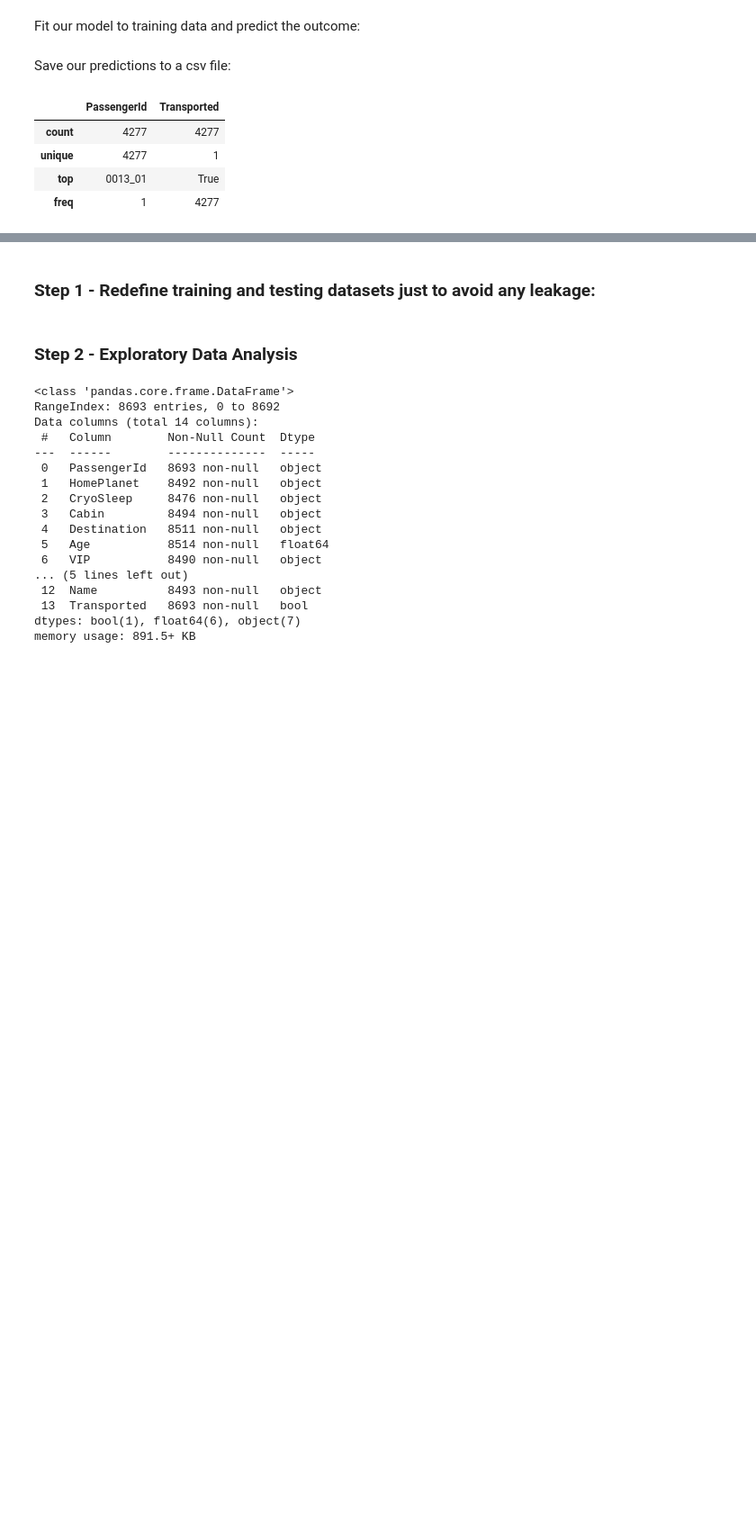
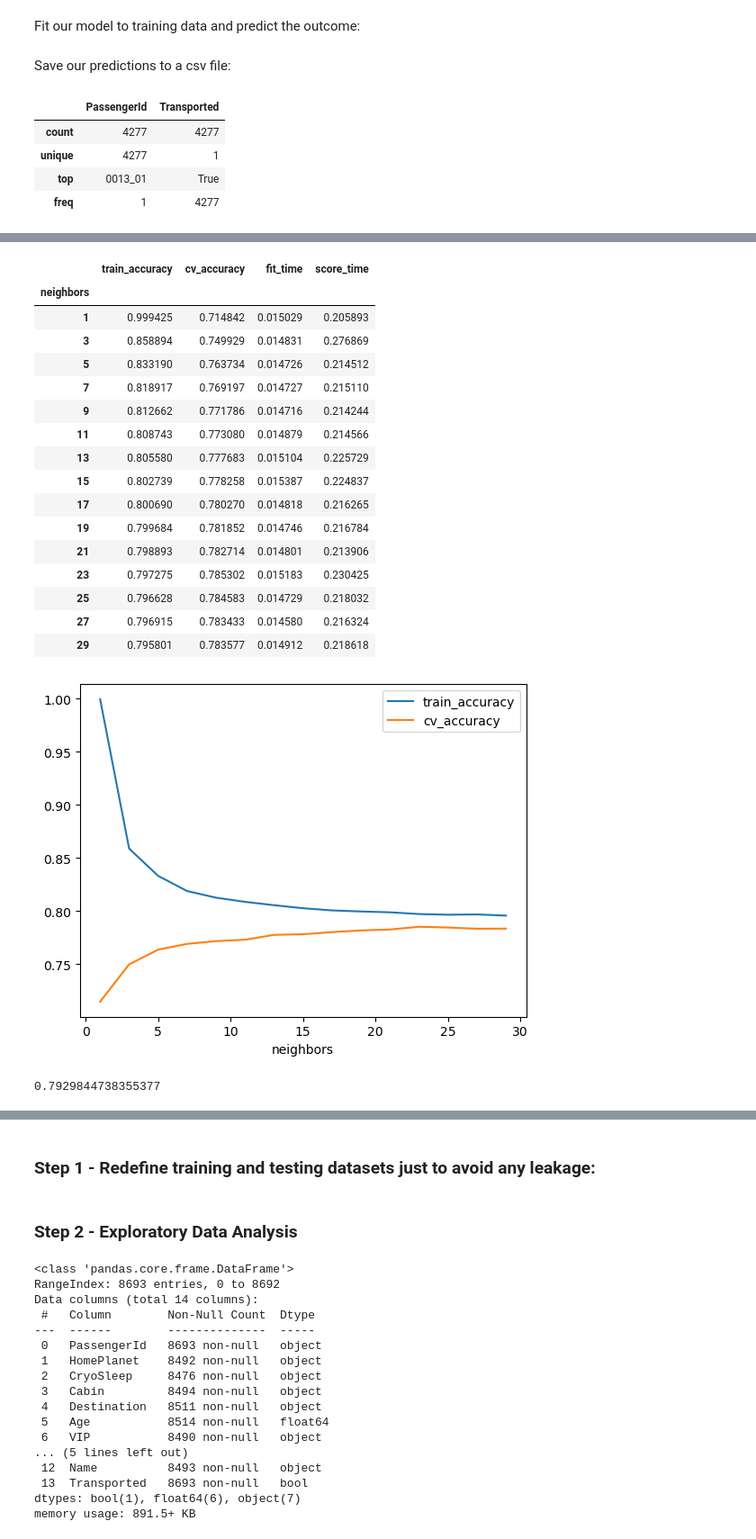
Before and after one commit to aaron-bruner/ECE-4420-Project, a Jupyter notebook: master-ece4420.ipynb, the cells around one changed output, grey strips where cells are left out. Shown: that part at 90% size. Drawn from its saved outputs; the diff is of its cells as text; code cells hidden in the pictures; blank space fills up the shorter version.

```diff
--- a/master-ece4420.ipynb
+++ b/master-ece4420.ipynb
@@ -78,0 +89,15 @@ out.describe()
+# %%
+numeric_features = ['Age', 'RoomService', 'FoodCourt', 'ShoppingMall', 'Spa', 'VRDeck']
+categorical_features = ['HomePlanet', 'CryoSleep', 'Cabin', 'Destination', 'VIP']
+drop_features = ['PassengerId', 'Name']
+target = 'Transported'
+
+# Create our preprocessor
+knn_preprocessor = make_column_transformer(
+    # Apply standard scaling and imputation to our numeric features
+    (make_pipeline(SimpleImputer(strategy='mean'), StandardScaler()), numeric_features),
+    # Apply one-hot encoding and imputation to categorical features
+    (make_pipeline(SimpleImputer(strategy='most_frequent'), OneHotEncoder(handle_unknown='ignore')), categorical_features),
+    # Drop our bad features
+    ('drop', drop_features)
+)
@@ -78,0 +146,36 @@ out.describe()
+# %%
+results_df = pd.DataFrame(results_dict)
+results_df = results_df.set_index("neighbors")
+results_df[["train_accuracy", "cv_accuracy"]].plot()
+display(results_df)
+# %% [output]
+|  | train_accuracy | cv_accuracy | fit_time | score_time |
+| neighbors |  |  |  |  |
+| 1 | 0.999425 | 0.714842 | 0.015029 | 0.205893 |
+| 3 | 0.858894 | 0.749929 | 0.014831 | 0.276869 |
+| 5 | 0.833190 | 0.763734 | 0.014726 | 0.214512 |
+| 7 | 0.818917 | 0.769197 | 0.014727 | 0.215110 |
+| 9 | 0.812662 | 0.771786 | 0.014716 | 0.214244 |
+| 11 | 0.808743 | 0.773080 | 0.014879 | 0.214566 |
+| 13 | 0.805580 | 0.777683 | 0.015104 | 0.225729 |
+| 15 | 0.802739 | 0.778258 | 0.015387 | 0.224837 |
+| 17 | 0.800690 | 0.780270 | 0.014818 | 0.216265 |
+| 19 | 0.799684 | 0.781852 | 0.014746 | 0.216784 |
+| 21 | 0.798893 | 0.782714 | 0.014801 | 0.213906 |
+| 23 | 0.797275 | 0.785302 | 0.015183 | 0.230425 |
+| 25 | 0.796628 | 0.784583 | 0.014729 | 0.218032 |
+| 27 | 0.796915 | 0.783433 | 0.014580 | 0.216324 |
+| 29 | 0.795801 | 0.783577 | 0.014912 | 0.218618 |
+[figure, added]
+# %%
+#Best n_neighbors is 25
+pipe_hyper_knn = make_pipeline(knn_preprocessor, KNeighborsClassifier(n_neighbors=25))
+pipe_hyper_knn.fit(X_train, y_train.values.ravel())
+
+X_test_predictions = pipe_hyper_knn.predict(X_test)
+modelScores['kNN with Hyperparameter'] = pipe_hyper_knn.score(X_test, y_test)
+display(modelScores['kNN with Hyperparameter'])
+
+kNNPredictions = pipe_hyper_knn.predict(spaceTest)
+# %% [output]
+0.7929844738355377
```
Also changed, not shown: parts of 11 cells of this notebook, 2 other files.
